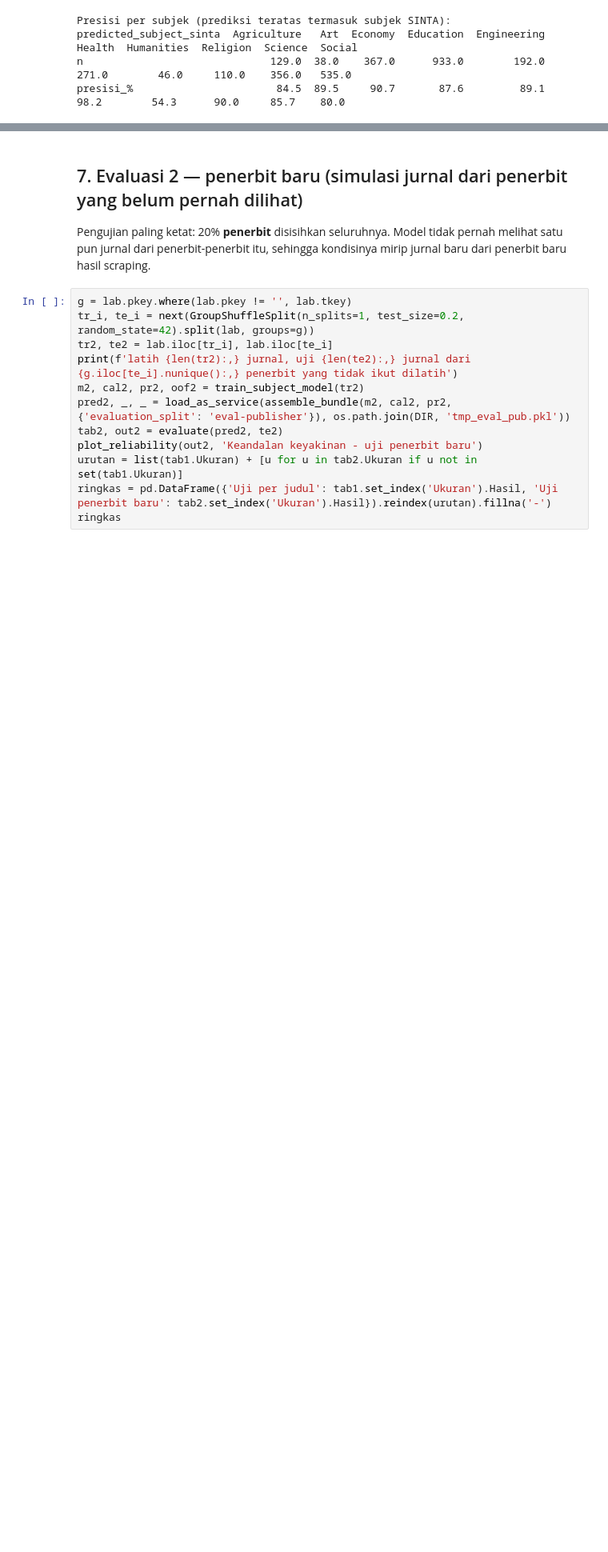
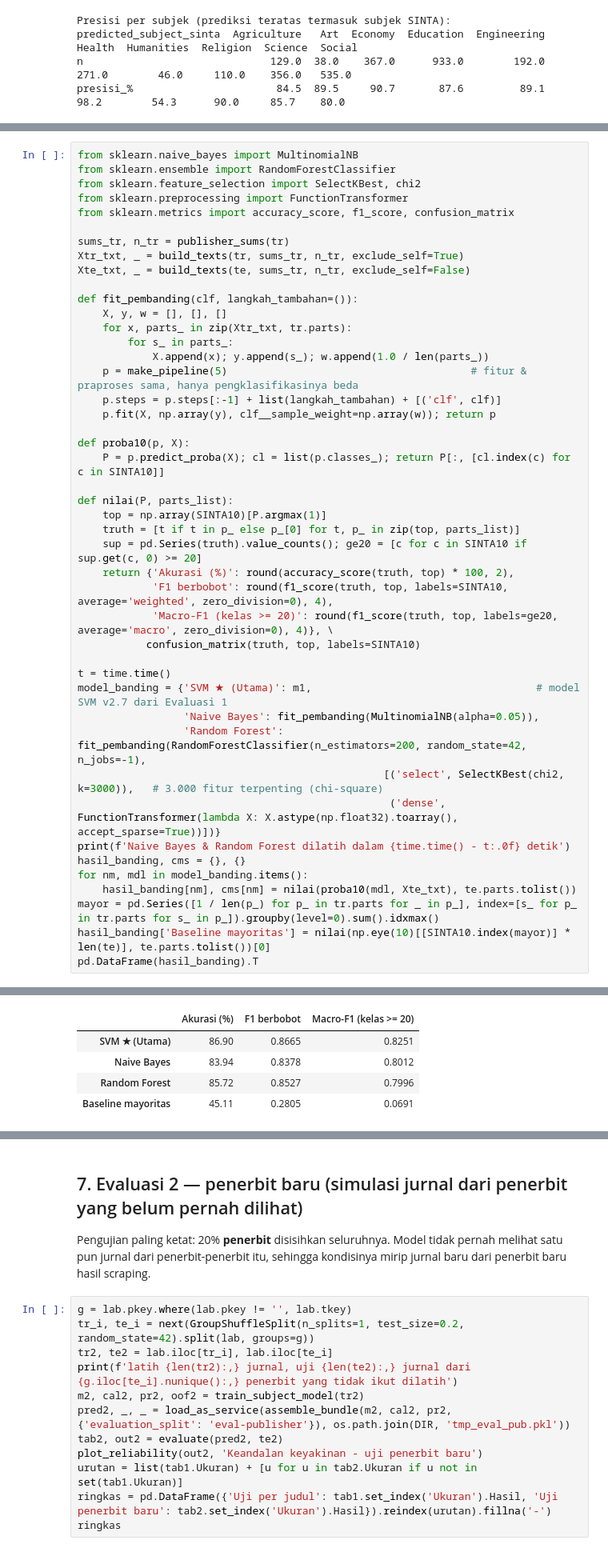
Before and after one commit to niazrta/sclips-capstone, a Jupyter notebook: ai_training/notebooks/Pelatihan_SCLIPS_v2.7.ipynb, the cells around one changed output, grey strips where cells are left out. Shown at 80% size. Saved outputs shown, nothing was run; the diff lists cells and outputs as text; blank space fills up the shorter version.

```diff
--- a/ai_training/notebooks/Pelatihan_SCLIPS_v2.7.ipynb
+++ b/ai_training/notebooks/Pelatihan_SCLIPS_v2.7.ipynb
@@ -551,0 +557,46 @@ Contoh judul uji yang dulu Unknown pada v2.6:
+# %%
+from sklearn.naive_bayes import MultinomialNB
+from sklearn.ensemble import RandomForestClassifier
+from sklearn.feature_selection import SelectKBest, chi2
+from sklearn.preprocessing import FunctionTransformer
+from sklearn.metrics import accuracy_score, f1_score, confusion_matrix
+
+sums_tr, n_tr = publisher_sums(tr)
+Xtr_txt, _ = build_texts(tr, sums_tr, n_tr, exclude_self=True)
+Xte_txt, _ = build_texts(te, sums_tr, n_tr, exclude_self=False)
+
+def fit_pembanding(clf, langkah_tambahan=()):
+    X, y, w = [], [], []
+    for x, parts_ in zip(Xtr_txt, tr.parts):
+        for s_ in parts_:
+            X.append(x); y.append(s_); w.append(1.0 / len(parts_))
+    p = make_pipeline(5)                                       # fitur & praproses sama, hanya pengklasifikasinya beda
+    p.steps = p.steps[:-1] + list(langkah_tambahan) + [('clf', clf)]
+    p.fit(X, np.array(y), clf__sample_weight=np.array(w)); return p
+
+def proba10(p, X):
+    P = p.predict_proba(X); cl = list(p.classes_); return P[:, [cl.index(c) for c in SINTA10]]
+
+def nilai(P, parts_list):
+    top = np.array(SINTA10)[P.argmax(1)]
+    truth = [t if t in p_ else p_[0] for t, p_ in zip(top, parts_list)]
+    sup = pd.Series(truth).value_counts(); ge20 = [c for c in SINTA10 if sup.get(c, 0) >= 20]
+    return {'Akurasi (%)': round(accuracy_score(truth, top) * 100, 2),
+            'F1 berbobot': round(f1_score(truth, top, labels=SINTA10, average='weighted', zero_division=0), 4),
+            'Macro-F1 (kelas >= 20)': round(f1_score(truth, top, labels=ge20, average='macro', zero_division=0), 4)}, \
+           confusion_matrix(truth, top, labels=SINTA10)
+
+t = time.time()
+model_banding = {'SVM ★ (Utama)': m1,                                    # model SVM v2.7 dari Evaluasi 1
+                 'Naive Bayes': fit_pembanding(MultinomialNB(alpha=0.05)),
+                 'Random Forest': fit_pembanding(RandomForestClassifier(n_estimators=200, random_state=42, n_jobs=-1),
+                                                 [('select', SelectKBest(chi2, k=3000)),   # 3.000 fitur terpenting (chi-square)
+                                                  ('dense', FunctionTransformer(lambda X: X.astype(np.float32).toarray(), accept_sparse=True))])}
+print(f'Naive Bayes & Random Forest dilatih dalam {time.time() - t:.0f} detik')
+hasil_banding, cms = {}, {}
+for nm, mdl in model_banding.items():
+    hasil_banding[nm], cms[nm] = nilai(proba10(mdl, Xte_txt), te.parts.tolist())
+mayor = pd.Series([1 / len(p_) for p_ in tr.parts for _ in p_], index=[s_ for p_ in tr.parts for s_ in p_]).groupby(level=0).sum().idxmax()
+hasil_banding['Baseline mayoritas'] = nilai(np.eye(10)[[SINTA10.index(mayor)] * len(te)], te.parts.tolist())[0]
+pd.DataFrame(hasil_banding).T
+# %% [output]
@@ -551,0 +604,5 @@ Contoh judul uji yang dulu Unknown pada v2.6:
+|  | Akurasi (%) | F1 berbobot | Macro-F1 (kelas >= 20) |
+| SVM ★ (Utama) | 86.90 | 0.8665 | 0.8251 |
+| Naive Bayes | 83.94 | 0.8378 | 0.8012 |
+| Random Forest | 85.72 | 0.8527 | 0.7996 |
+| Baseline mayoritas | 45.11 | 0.2805 | 0.0691 |
```
Also changed, not shown: parts of 10 cells of this notebook, 8 other files.
